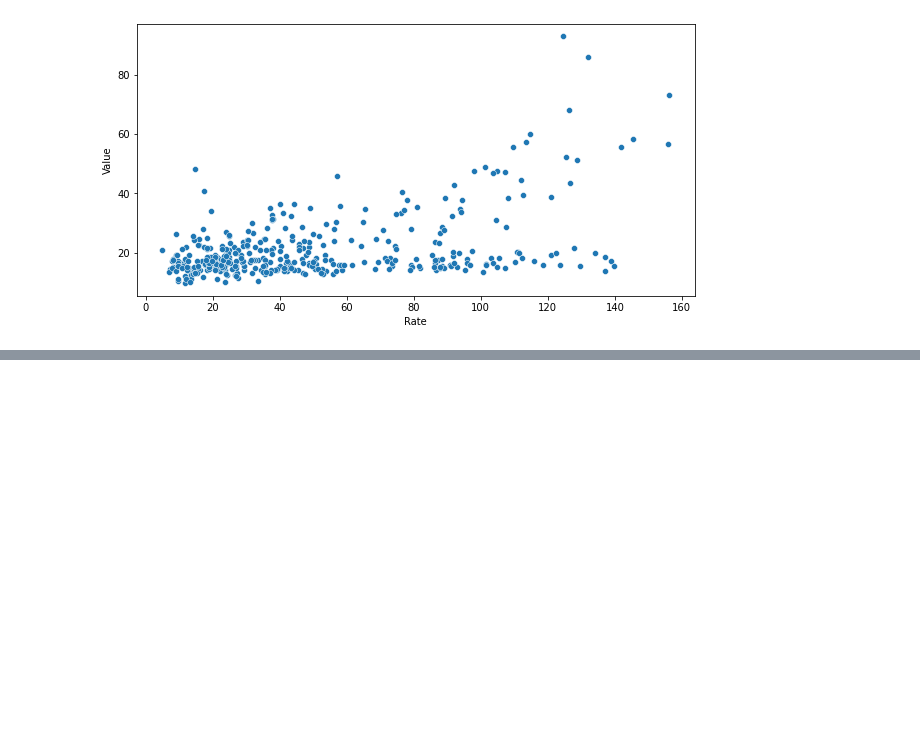
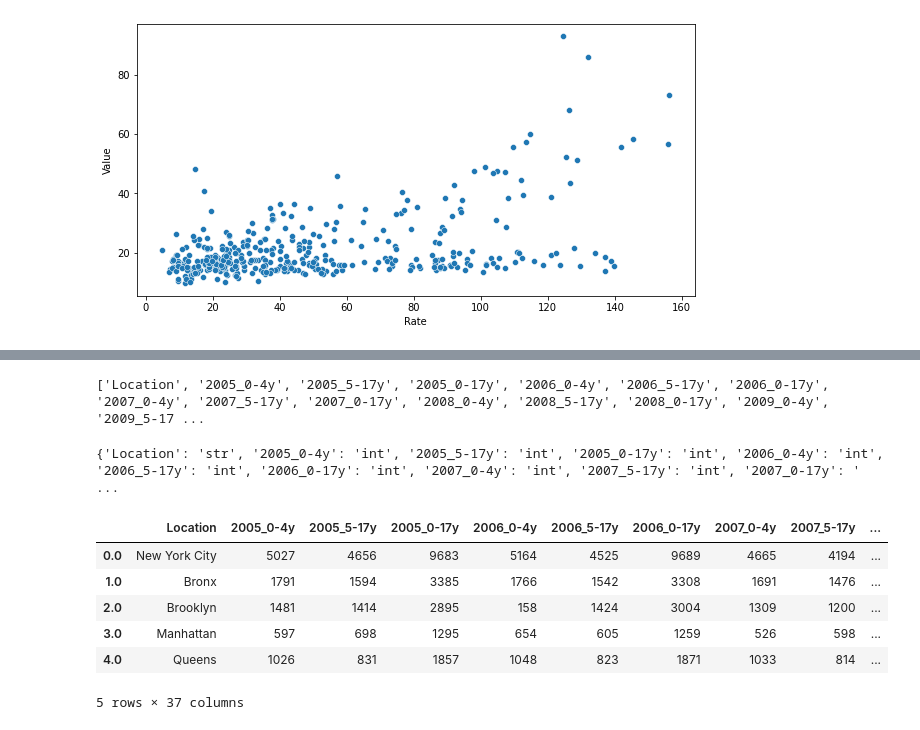
Before and after one commit to RasmusJuul/Social-Data, a Jupyter notebook: Olivers misc/data_import.ipynb, the cells around one changed output, grey strips where cells are left out. Cells and saved outputs as stored; diff of their text form; code cells hidden in the pictures; blank space fills up the shorter version.

```diff
--- a/Olivers misc/data_import.ipynb
+++ b/Olivers misc/data_import.ipynb
@@ -404,0 +403,26 @@ d[["Value", "Rate"]].corr()
+# %%
+cols = ["Location"]
+for year in range(2005, 2017):
+    for cat in ("0-4y","5-17y","0-17y"):
+        col = f"{year}_{cat}"
+        cols.append(col)
+print(cols)
+# %% [output]
+['Location', '2005_0-4y', '2005_5-17y', '2005_0-17y', '2006_0-4y', '2006_5-17y', '2006_0-17y', '2007_0-4y', '2007_5-17y', '2007_0-17y', '2008_0-4y', '2008_5-17y', '2008_0-17y', '2009_0-4y', '2009_5-17 ...
+# %%
+dtypes = {col:("str" if i==0 else "int") for i,col in enumerate(cols)}
+print(dtypes)
+# %% [output]
+{'Location': 'str', '2005_0-4y': 'int', '2005_5-17y': 'int', '2005_0-17y': 'int', '2006_0-4y': 'int', '2006_5-17y': 'int', '2006_0-17y': 'int', '2007_0-4y': 'int', '2007_5-17y': 'int', '2007_0-17y': ' ...
+# %%
+df_hosp2 = pd.read_csv("Asthma_total_data2.csv", sep=";", names=cols).iloc[2:,:]
+df_hosp2 = df_hosp2.astype(dtypes)
+df_hosp2.head()
+# %% [output]
+|  | Location | 2005_0-4y | 2005_5-17y | 2005_0-17y | 2006_0-4y | 2006_5-17y | 2006_0-17y | 2007_0-4y | 2007_5-17y | ... |
+| 0.0 | New York City | 5027 | 4656 | 9683 | 5164 | 4525 | 9689 | 4665 | 4194 | ... |
+| 1.0 | Bronx | 1791 | 1594 | 3385 | 1766 | 1542 | 3308 | 1691 | 1476 | ... |
+| 2.0 | Brooklyn | 1481 | 1414 | 2895 | 158 | 1424 | 3004 | 1309 | 1200 | ... |
+| 3.0 | Manhattan | 597 | 698 | 1295 | 654 | 605 | 1259 | 526 | 598 | ... |
+| 4.0 | Queens | 1026 | 831 | 1857 | 1048 | 823 | 1871 | 1033 | 814 | ... |
+5 rows × 37 columns
```
Also changed, not shown: parts of 5 cells of this notebook, 3 other files.
